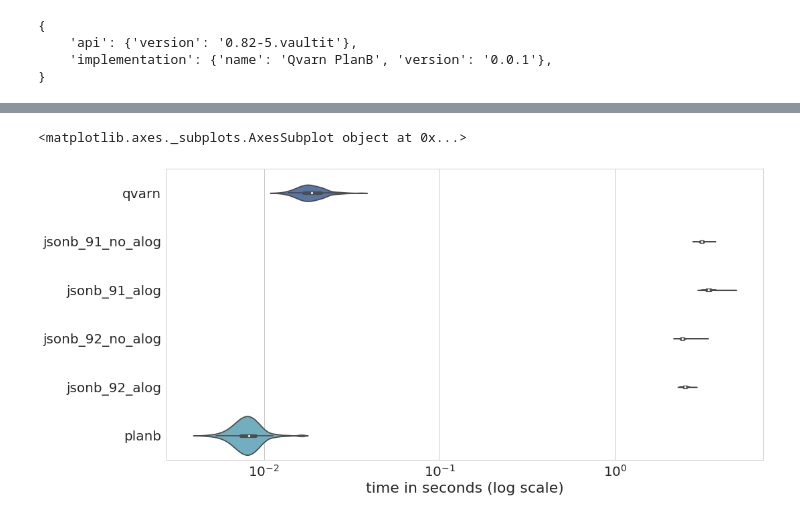
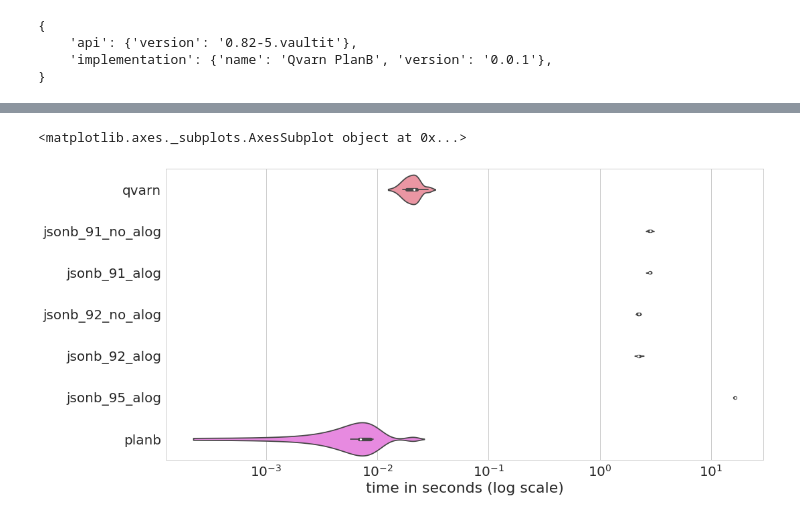
Before and after one commit to vaultit/qvarn-performance-tests, a Jupyter notebook: notebooks/performance-tests.ipynb, the cells around one changed output, grey strips where cells are left out. Saved outputs shown, nothing was run; the diff lists cells and outputs as text; code cells hidden in the pictures.

Commit message:
Performance tests for qvarn-jsonb 0.95

```diff
--- a/notebooks/performance-tests.ipynb
+++ b/notebooks/performance-tests.ipynb
@@ -6,7 +6,8 @@ jsonb_91_no_alog = 'http://localhost:9002'
 jsonb_91_alog = 'http://localhost:9003'
 jsonb_92_no_alog = 'http://localhost:9004'
 jsonb_92_alog = 'http://localhost:9005'
-planb = 'http://localhost:9006'
+jsonb_95_alog = 'http://localhost:9006'
+planb = 'http://localhost:9007'
 
 names = {
     qvarn: 'qvarn',
@@ -14,9 +15,10 @@ names = {
     jsonb_91_alog: 'jsonb_91_alog',
     jsonb_92_no_alog: 'jsonb_92_no_alog',
     jsonb_92_alog: 'jsonb_92_alog',
+    jsonb_95_alog: 'jsonb_95_alog',
     planb: 'planb',
 }
-backends = qvarn, jsonb_91_no_alog, jsonb_91_alog, jsonb_92_no_alog, jsonb_92_alog, planb
+backends = qvarn, jsonb_91_no_alog, jsonb_91_alog, jsonb_92_no_alog, jsonb_92_alog, jsonb_95_alog, planb
 # %%
 import collections
 import configparser
@@ -174,7 +183,7 @@ def measure(n, backends, test, *args, **kwargs):
     for backend in backends:
         run = runs[backend] = test(n, backend, *args, **kwargs)
         name = names[backend]
-        for item in tqdm.tqdm_notebook(run, name, total=run.total, leave=False):
+        for item in tqdm.tqdm(run, name, total=run.total, leave=False):
             start = time.monotonic()
             try:
                 resp = run(item)
@@ -216,6 +225,6 @@ get_new_id('org')
 # %%
 with open('orgs.jsonl', 'w') as f:
-    for i in tqdm.tqdm_notebook(range(5_000)):
+    for i in tqdm.tqdm(range(5_000)):
         org =  {
             'type': 'org',
             'country': 'FI',
@@ -572,5 +524,5 @@ class SearchLimit(Test):
     def __call__(self, item):
         return session.get(f'{self.backend}/orgs/search/sort/id/limit/1')
 
-measure(100, backends, SearchLimit)
+measure(10, backends, SearchLimit)
 # %% [output]
@@ -591,5 +538,5 @@ measure(100, backends, SearchLimit)
 <matplotlib.axes._subplots.AxesSubplot object at 0x...>
-[figure, old version]
+[figure, new version]
 # %%
 class GetOne(Test):
 
```
Also changed, not shown: parts of 23 cells of this notebook, 13 other files.
